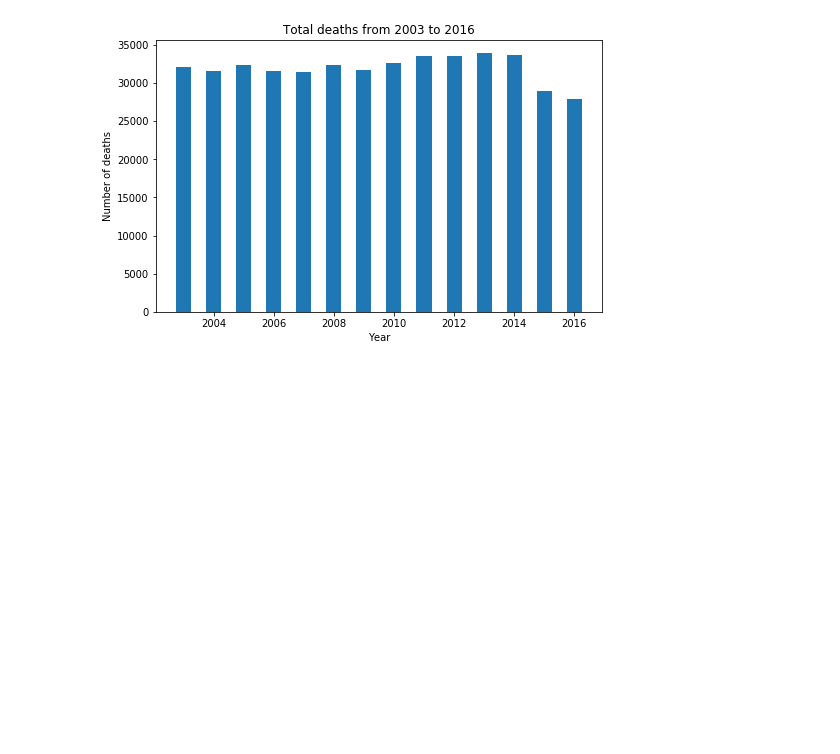
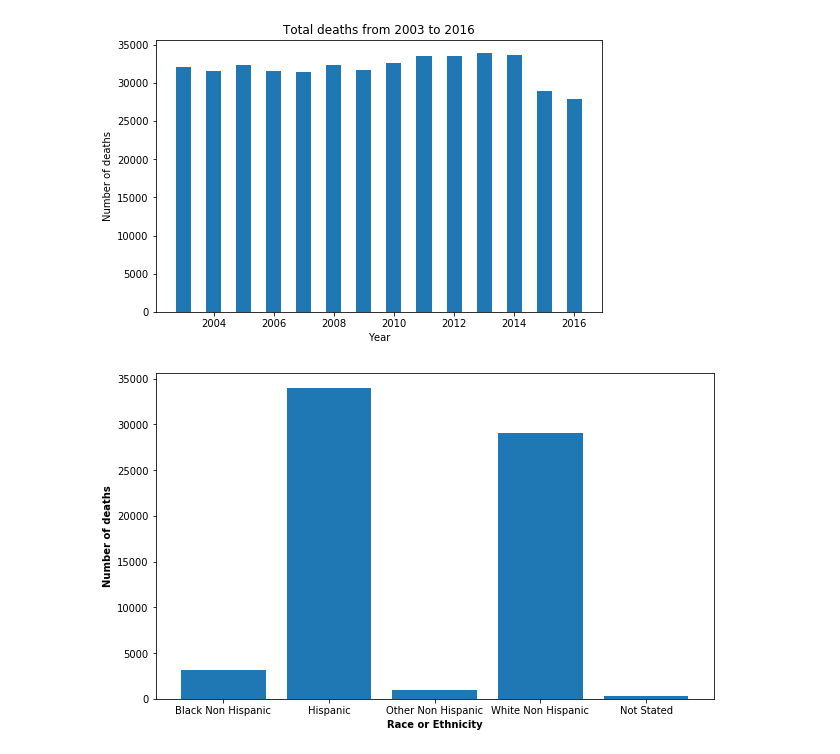
Before and after one commit to daniel-a-r/LAGCC-Data-Structures-Project, a Jupyter notebook: MAC 286 Project.ipynb, the cells around one changed output. Cells and saved outputs as stored; diff of their text form; code cells hidden in the pictures; blank space fills up the shorter version.

Commit message:
Add first grouped graph

```diff
--- a/MAC 286 Project.ipynb
+++ b/MAC 286 Project.ipynb
@@ -112,6 +112,14 @@ plt.ylabel("Number of deaths")
 plt.show()
 # %% [output]
 [figure]
+# %%
+plt.figure(figsize=(10, 6))
+plt.bar(data['Race or Ethnicity'], data.Deaths)
+plt.xlabel('Race or Ethnicity', fontweight='bold')
+plt.ylabel('Number of deaths', fontweight='bold')
+plt.show()
+# %% [output]
+[figure, added]
 # %%
 #creates a new dataframe that isolates 2016 data
 twentysixteen = data[data.Year == 2016]
```
Also changed, not shown: parts of 22 cells of this notebook.
